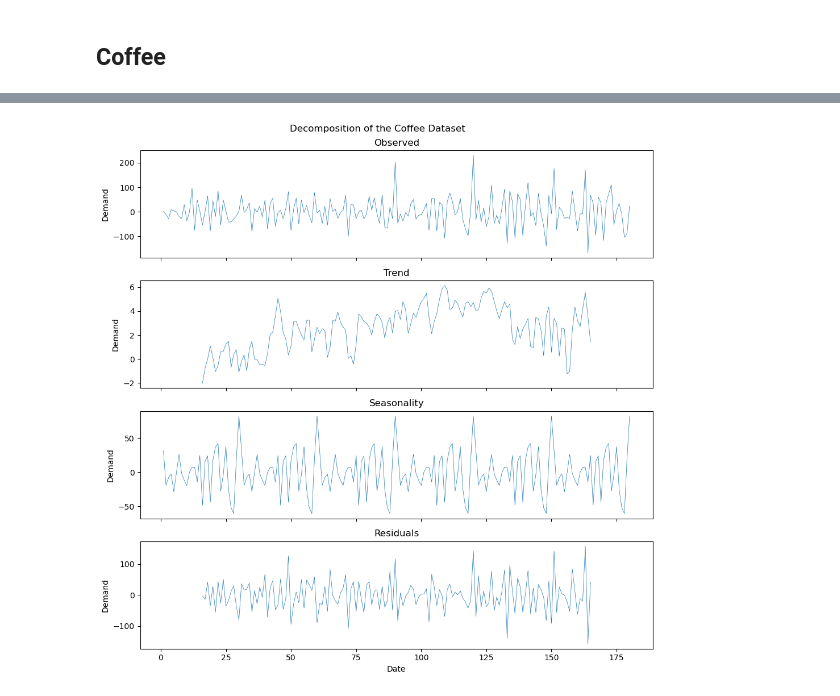
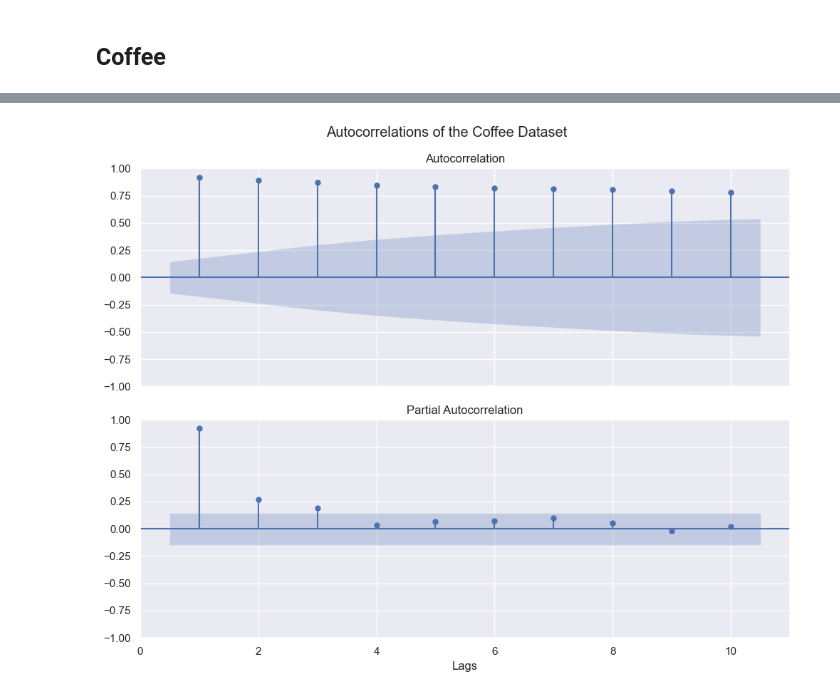
Before and after one commit to Murphysics1/masters_capstone, a Jupyter notebook: MLR_Autoregression_Model.ipynb, the cells around one changed output, grey strips where cells are left out. Saved outputs shown, nothing was run; the diff lists cells and outputs as text; code cells hidden in the pictures.

```diff
--- a/MLR_Autoregression_Model.ipynb
+++ b/MLR_Autoregression_Model.ipynb
@@ -2,4 +2,10 @@
 from helpers import *
 import pandas as pd
 import numpy as np
-from scipy.signal import periodogram, detrend
+import matplotlib.pyplot as plt
+import seaborn as sns
+from statsmodels.graphics.tsaplots import plot_acf, plot_pacf
+import statsmodels.api as sm
+import pmdarima as pm
+
+sns.set_theme()
@@ -11,2 +35,14 @@ df_tea = df.loc[df['Product']=='Tea',['Date','Quantity']].reset_index(drop=True)
+# %%
+def acf_pacf(series, title = 'Autocorrelations'):
+    fig, (ax1, ax2) = plt.subplots(2,1, figsize=(10,8),sharex=True)
+    fig.suptitle(title)
+    # Make ACF plot
+    plot_acf(series.dropna(), lags=10, zero=False, ax=ax1)
+    # Make PACF plot
+    plot_pacf(series.dropna(), lags=10, zero=False, ax=ax2)
+
+    ax2.set_xlabel('Lags')
+    plt.tight_layout()
+    plt.show()
 # %% [markdown]
 ## Coffee
@@ -86,4 +120,4 @@ spectrum(df_coffee_stationary['Quantity'])
 # %%
-time_series_decomposition(df_coffee_stationary['Quantity'],period=30,plot_title="Decomposition of the Coffee Dataset",plot_y="Demand")
+acf_pacf(df_coffee['Quantity'],"Autocorrelations of the Coffee Dataset")
 # %% [output]
-[figure, old version]
+[figure, new version]
```
Also changed, not shown: parts of 31 cells of this notebook, 2 other files.
